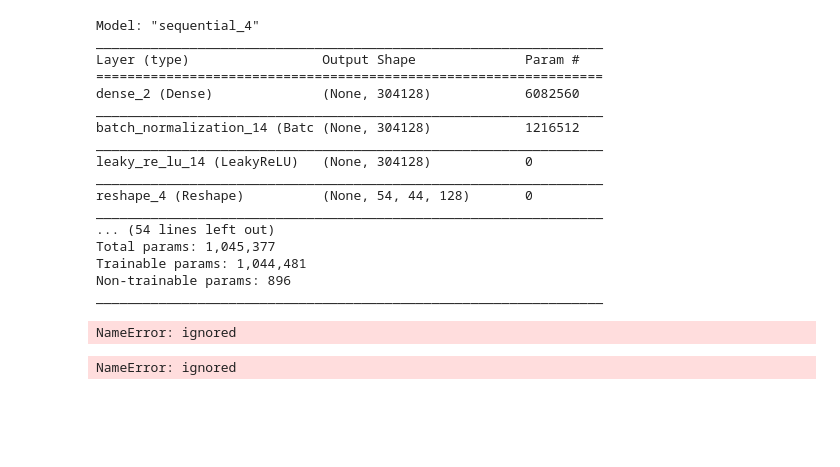
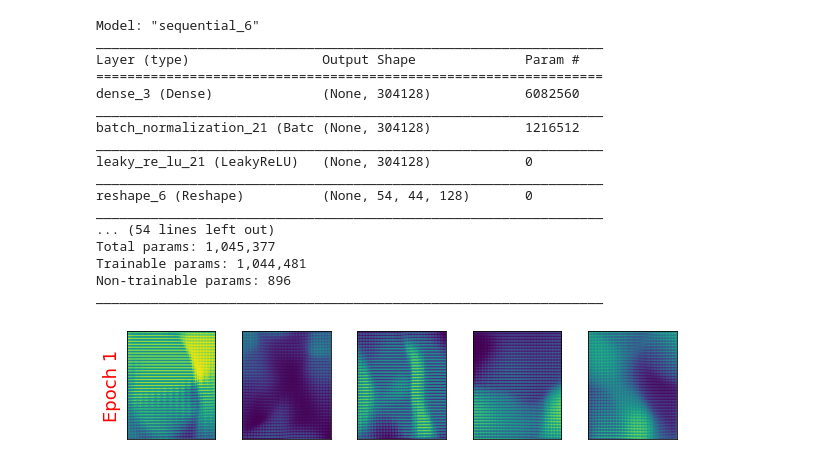
Before and after one commit to uo225824/Git, a Jupyter notebook: GANface.ipynb, the cells around one changed output. Saved outputs shown, nothing was run; the diff lists cells and outputs as text; code cells hidden in the pictures; blank space fills up the shorter version.

```diff
--- a/GANface.ipynb
+++ b/GANface.ipynb
@@ -151,7 +157,7 @@ def preprocess(ex, mode='uniform'):
         input_z = tf.random.normal(shape=(z_size,))
     return input_z, image
 # %%
-num_epochs = 1
+num_epochs = 2
 batch_size = 128
 image_size = (216, 176)
 z_size = 20
@@ -179,17 +185,17 @@ with tf.device(device_name):
     disc_model.build(input_shape=(None, np.prod(image_size)))
     disc_model.summary()
 # %% [output]
-Model: "sequential_4"
+Model: "sequential_6"
 _________________________________________________________________
 Layer (type)                 Output Shape              Param #
 =================================================================
-dense_2 (Dense)              (None, 304128)            6082560
+dense_3 (Dense)              (None, 304128)            6082560
 _________________________________________________________________
-batch_normalization_14 (Batc (None, 304128)            1216512
+batch_normalization_21 (Batc (None, 304128)            1216512
 _________________________________________________________________
-leaky_re_lu_14 (LeakyReLU)   (None, 304128)            0
+leaky_re_lu_21 (LeakyReLU)   (None, 304128)            0
 _________________________________________________________________
-reshape_4 (Reshape)          (None, 54, 44, 128)       0
+reshape_6 (Reshape)          (None, 54, 44, 128)       0
 _________________________________________________________________
 ... (54 lines left out)
 Total params: 1,045,377
@@ -214,13 +220,11 @@ elif mode_z == 'normal':
 
 def create_samples(g_model, input_z):
     g_output = g_model(input_z, training=False)
-    images = tf.reshape(g_output, (batch_size, *image_size))
+    images = tf.reshape(g_output, (3*batch_size, *image_size))
     return (images+1)/2.0
 
 all_losses = []
 epoch_samples = []
-# %% [output]
-NameError: ignored
 # %%
 start_time = time.time()
 
@@ -281,5 +285,6 @@ for epoch in range(1, num_epochs+1):
           .format(epoch, (time.time() - start_time)/60,
                   *list(np.mean(all_losses[-1], axis=0)))
     )
+    epoch_samples.append(
+        create_samples(gen_model, fixed_z).numpy()
+    )
-# %% [output]
-NameError: ignored
@@ -291,22 +291,24 @@ NameError: ignored
 # %%
 
 selected_epochs = [1]
 fig = plt.figure(figsize=(10, 14))
 for i,e in enumerate(selected_epochs):
     for j in range(5):
         ax = fig.add_subplot(6, 5, i*5+j+1)
         ax.set_xticks([])
         ax.set_yticks([])
         if j == 0:
             ax.text(
                 -0.06, 0.5, 'Epoch {}'.format(e),
                 rotation=90, size=18, color='red',
                 horizontalalignment='right',
                 verticalalignment='center',
                 transform=ax.transAxes)
 
         image = epoch_samples[e-1][j]
-        ax.imshow(image, cmap='gray_r')
+        ax.imshow(image)
 
 #plt.savefig('images/ch17-wdcgan-samples.pdf')
 plt.show()
+# %% [output]
+[figure, added]
```
Also changed, not shown: parts of 4 cells of this notebook.
